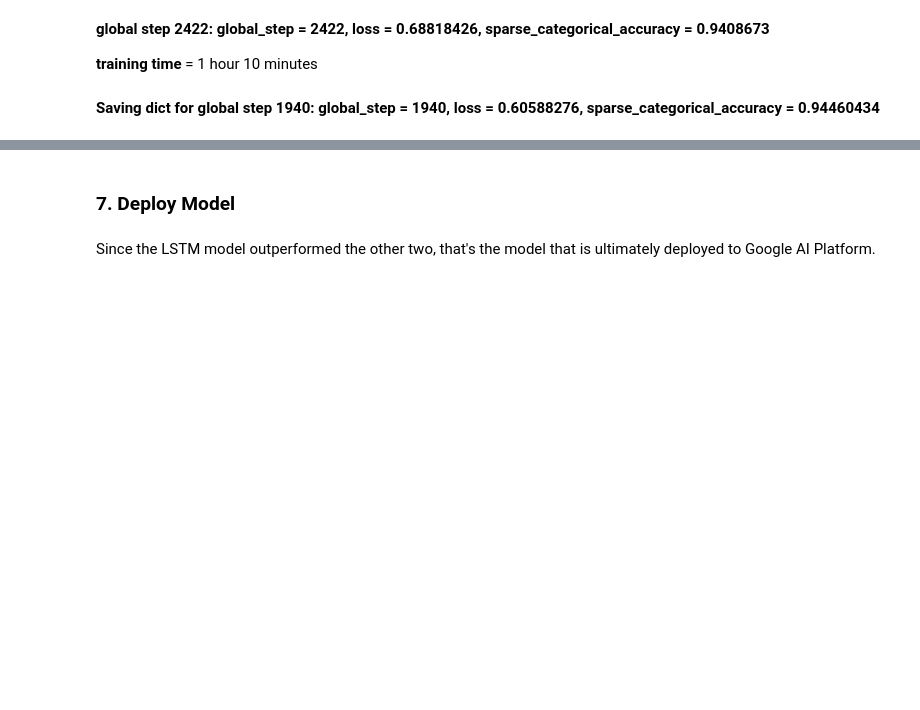
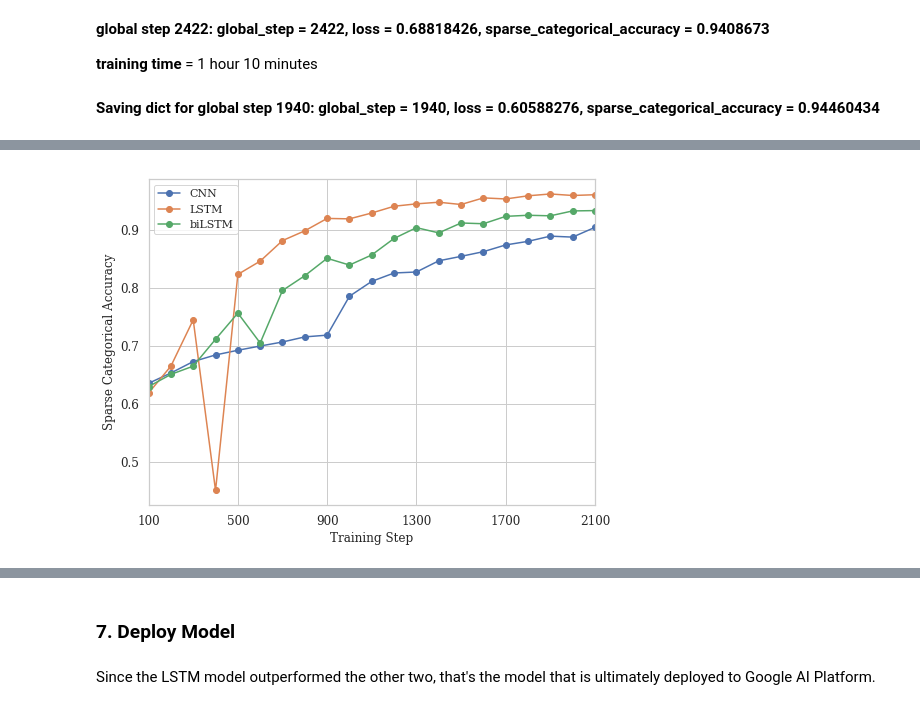
Before and after one commit to MelissaKR/SmartRev, a Jupyter notebook: perfood_review.ipynb, the cells around one changed output, grey strips where cells are left out. Cells and saved outputs as stored; diff of their text form; code cells hidden in the pictures; blank space fills up the shorter version.

Commit message:
Added Accuracy plot

```diff
--- a/perfood_review.ipynb
+++ b/perfood_review.ipynb
@@ -2112,0 +2163,31 @@ DEBUG: SDK update checks are disabled.
+# %%
+logs = {"CNN":cnn_log['accuracy'], "LSTM":lstm_log['accuracy'], "biLSTM": lstmbi_log['accuracy']}
+df = pd.DataFrame.from_dict(logs)
+df.index = [cnn_log['step']]
+# %%
+df = df.apply(pd.to_numeric)
+# %%
+df.reset_index(inplace=True)
+# %%
+df['level_0'] = df['level_0'].astype('int')
+# %%
+plt.figure(figsize = (8,6))
+
+plt.plot(df["level_0"], df["CNN"], marker='o')
+plt.plot(df["level_0"], df["LSTM"], marker='o')
+plt.plot(df["level_0"], df["biLSTM"], marker='o')
+
+
+plt.xticks(range(100, 2101, 400))
+plt.xlim(100,2100)
+
+plt.yticks(fontsize=12)
+plt.xticks(fontsize=12)
+
+plt.xlabel("Training Step")
+plt.ylabel("Sparse Categorical Accuracy")
+plt.legend()
+
+plt.savefig('accuracy.png')
+# %% [output]
+[figure, added]
```
Also changed, not shown: parts of 10 cells of this notebook, 4 other files.
